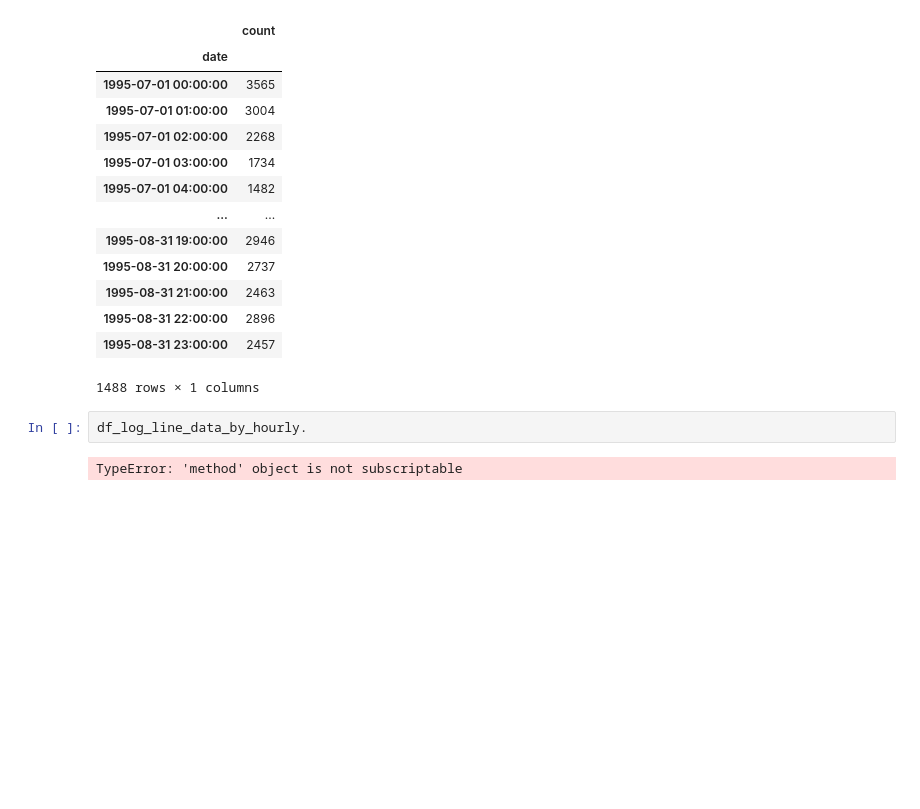
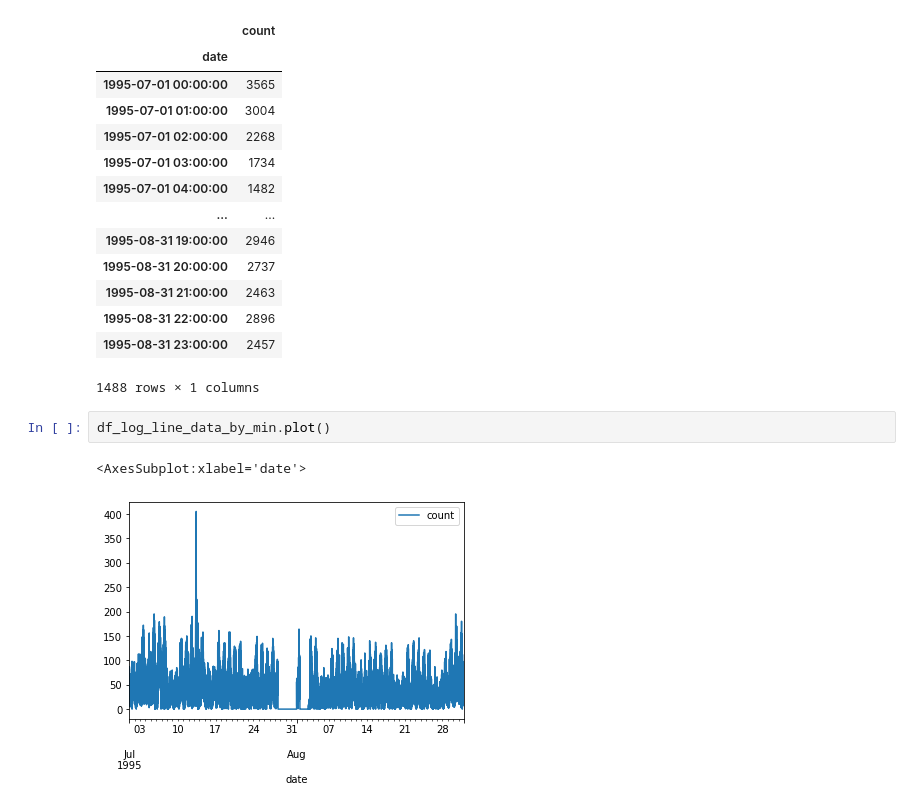
Before and after one commit to nnao45/jaist-my-jupyter, a Jupyter notebook: notebook/nasa_data/test01.ipynb, the cells around one changed output. Drawn from its saved outputs; the diff is of its cells as text; blank space fills up the shorter version.

```diff
--- a/notebook/nasa_data/test01.ipynb
+++ b/notebook/nasa_data/test01.ipynb
@@ -119,10 +119,11 @@ df_log_line_data_by_hourly
 | 1995-08-31 22:00:00 | 2896 |
 | 1995-08-31 23:00:00 | 2457 |
 1488 rows × 1 columns
-# %%
-df_log_line_data_by_hourly.
-# %% [output]
-TypeError: 'method' object is not subscriptable
+# %%
+df_log_line_data_by_min.plot()
+# %% [output]
+<AxesSubplot:xlabel='date'>
+[figure, added]
 # %%
 df_log_line_data_by_hourly.plot()
 # %% [output]
```
Also changed, not shown: parts of 1 cell of this notebook, 1 other file.
